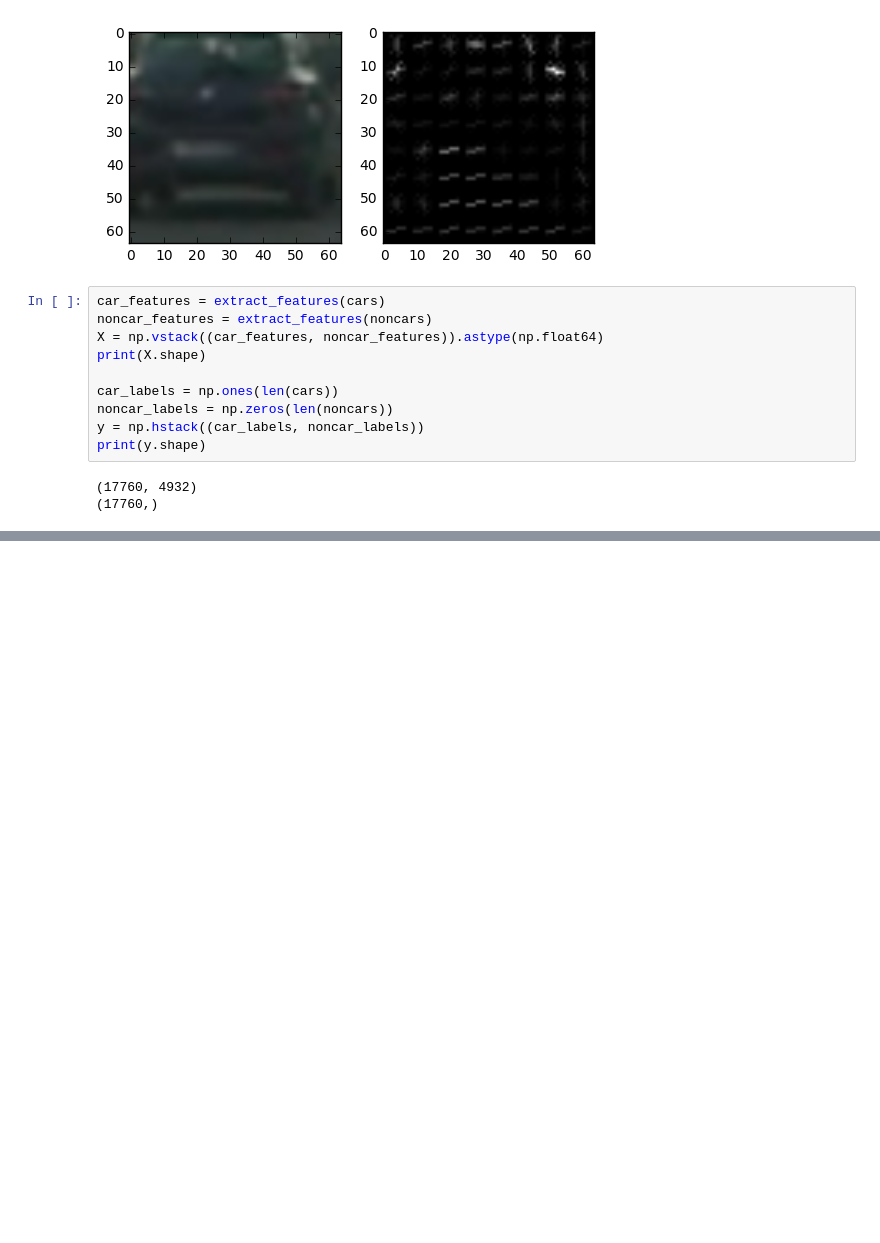
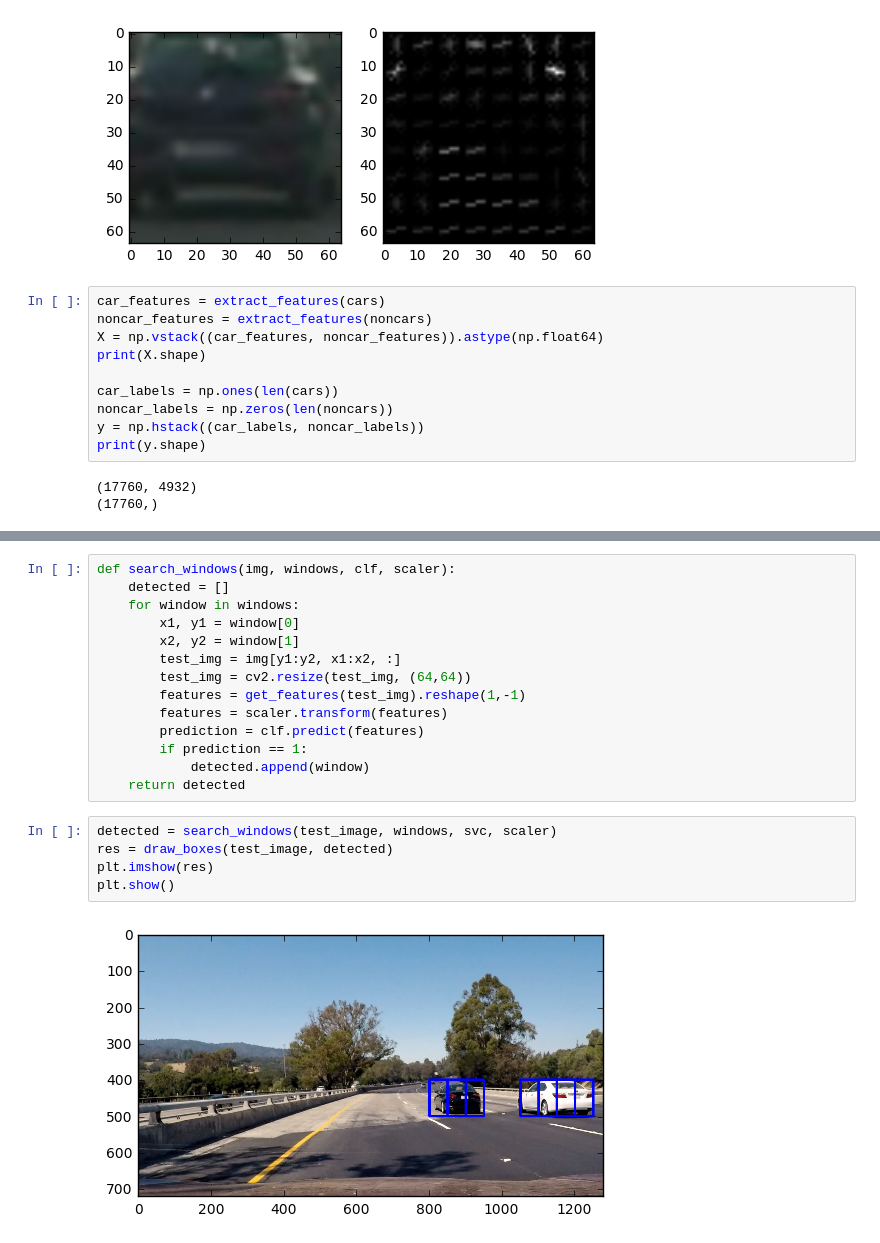
Before and after one commit to miroslavln/CarND-Vehicle-Detection, a Jupyter notebook: vehicle-detection-test.ipynb, the cells around one changed output, grey strips where cells are left out. Cells and saved outputs as stored; diff of their text form; blank space fills up the shorter version.

```diff
--- a/vehicle-detection-test.ipynb
+++ b/vehicle-detection-test.ipynb
@@ -141,0 +142,21 @@ plt.show()
+# %%
+def search_windows(img, windows, clf, scaler):
+    detected = []
+    for window in windows:
+        x1, y1 = window[0]
+        x2, y2 = window[1]
+        test_img = img[y1:y2, x1:x2, :]
+        test_img = cv2.resize(test_img, (64,64))
+        features = get_features(test_img).reshape(1,-1)
+        features = scaler.transform(features)
+        prediction = clf.predict(features)
+        if prediction == 1:
+            detected.append(window)
+    return detected
+# %%
+detected = search_windows(test_image, windows, svc, scaler)
+res = draw_boxes(test_image, detected)
+plt.imshow(res)
+plt.show()
+# %% [output]
+[figure, added]
```
Also changed, not shown: parts of 10 cells of this notebook, 3 other files.
